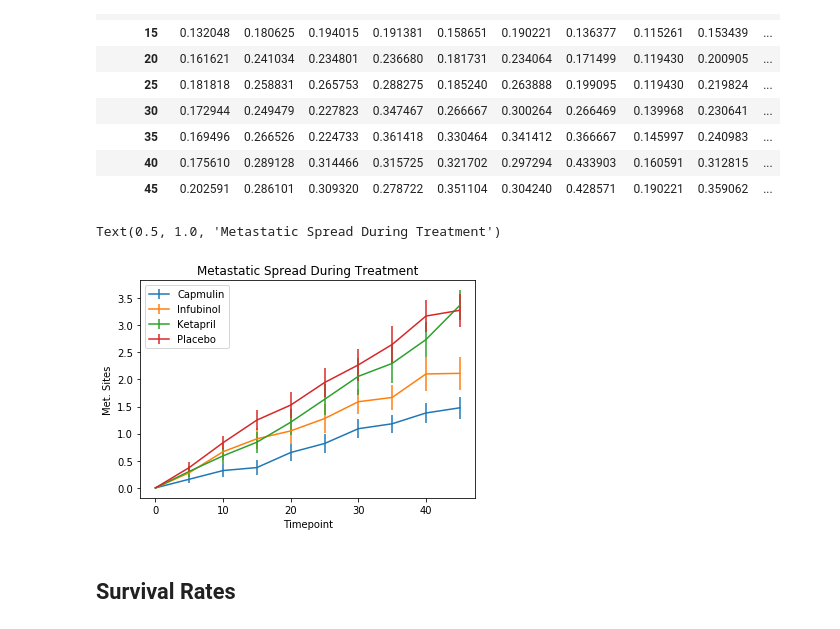
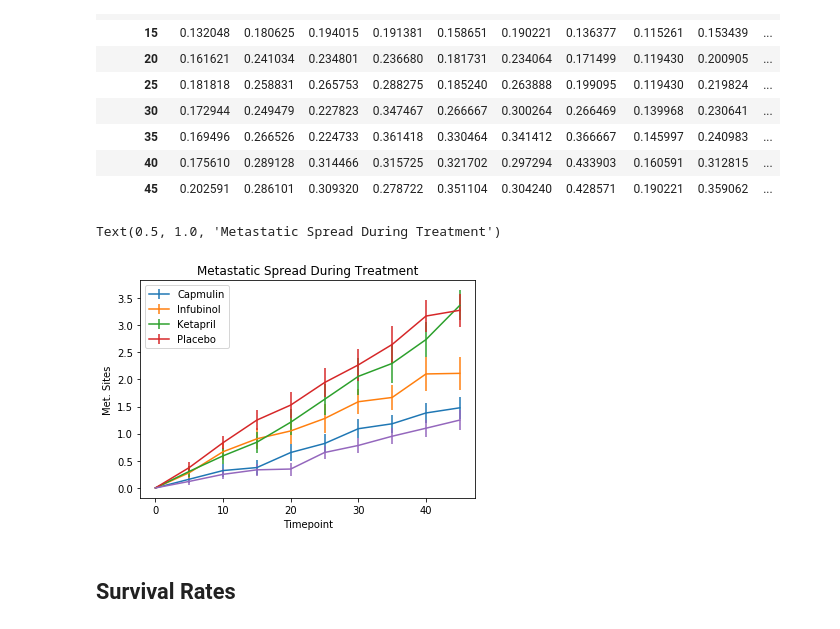
Before and after one commit to heyitstobes/matplotlib-challenge, a Jupyter notebook: matplotlib_challenge/Pymaceuticals/pymaceuticals_starter.ipynb, the cells around one changed output. Saved outputs shown, nothing was run; the diff lists cells and outputs as text; code cells hidden in the pictures.

```diff
--- a/matplotlib_challenge/Pymaceuticals/pymaceuticals_starter.ipynb
+++ b/matplotlib_challenge/Pymaceuticals/pymaceuticals_starter.ipynb
@@ -125,18 +126,19 @@ pivot4
 # %%
 # Generate the Plot (with Error Bars)
 # Save the Figure
 # Show the Figure
 plt.errorbar(pivot3.index,pivot3['Capomulin'],yerr=pivot4['Capomulin'])
 plt.errorbar(pivot3.index,pivot3['Infubinol'],yerr=pivot4['Infubinol'])
 plt.errorbar(pivot3.index,pivot3['Ketapril'],yerr=pivot4['Ketapril'])
 plt.errorbar(pivot3.index,pivot3['Placebo'],yerr=pivot4['Placebo'])
+plt.errorbar(pivot3.index,pivot3['Ramicane'],yerr=pivot4['Ramicane'])
 plt.legend(loc="best", labels=['Capmulin','Infubinol','Ketapril','Placebo'])
 plt.xlabel("Timepoint")
 plt.ylabel("Met. Sites")
 plt.title("Metastatic Spread During Treatment")
 # %% [output]
 Text(0.5, 1.0, 'Metastatic Spread During Treatment')
-[figure, old version]
+[figure, new version]
 # %% [markdown]
 ## Survival Rates
 # %%
```
Also changed, not shown: parts of 3 cells of this notebook.
